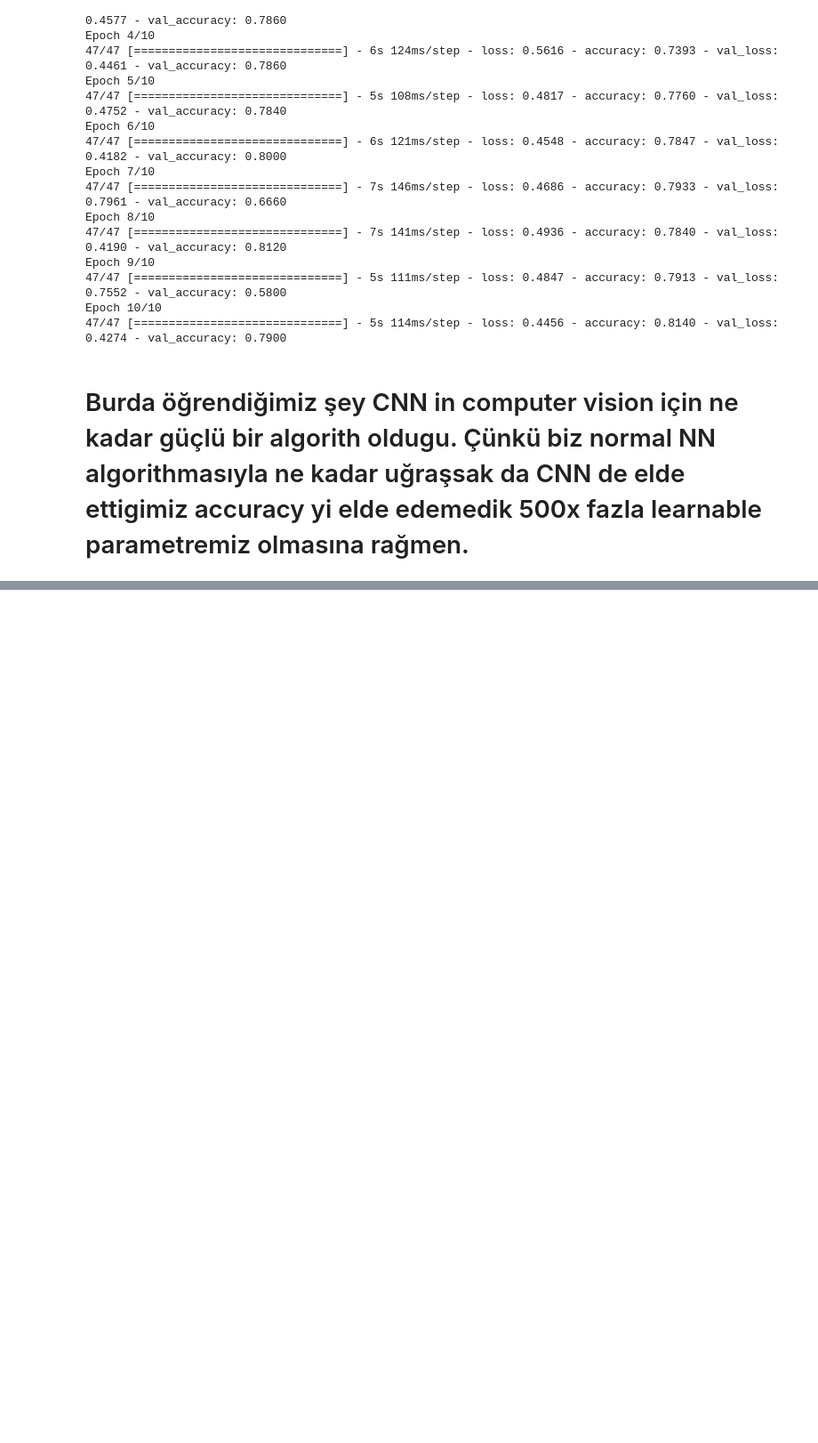
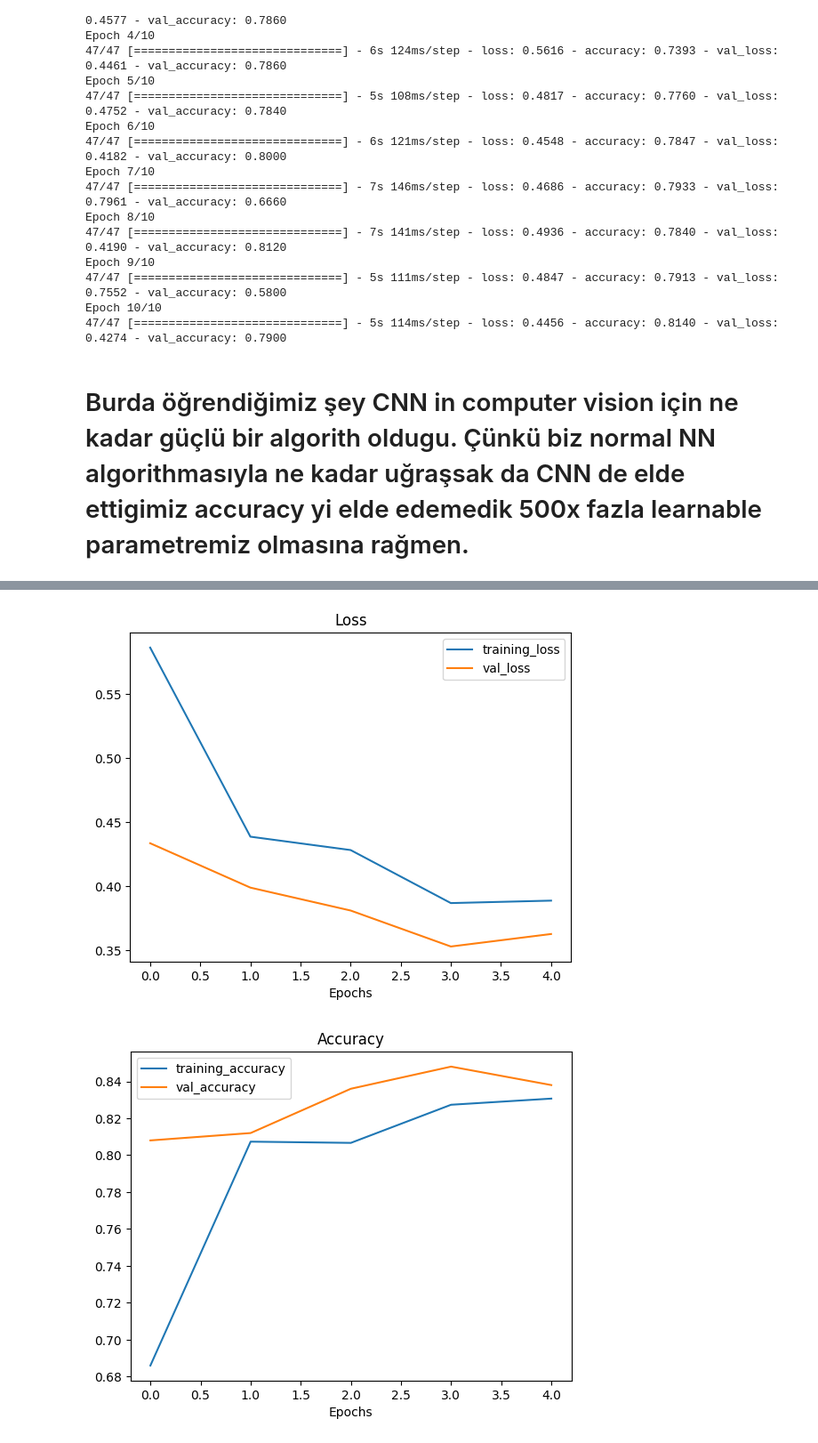
Before and after one commit to MelihKlc/Deep-Learning, a Jupyter notebook: CNN_&_Computer_Vision.ipynb, the cells around one changed output, grey strips where cells are left out. Shown at 89% size. Saved outputs shown, nothing was run; the diff lists cells and outputs as text; code cells hidden in the pictures; blank space fills up the shorter version.

```diff
--- a/CNN_&_Computer_Vision.ipynb
+++ b/CNN_&_Computer_Vision.ipynb
@@ -408,0 +614,36 @@ Epoch 10/10
+# %%
+# Create a new model
+tf.random.set_seed(42)
+
+model_7 = tf.keras.Sequential(
+    [
+     tf.keras.layers.Conv2D(filters = 10 ,
+                            kernel_size = 3 ,
+                            padding = "valid" ,
+                            activation = "relu" ,
+                            input_shape = (224,224,3)
+                            )   ,
+     tf.keras.layers.MaxPool2D(pool_size = 2 ,  #Pooling te aslında image ımızın size ını düşürüyoruz. 2 girdiğimizde 2x2 lik bir alan alıyoruz normal image da. bu 2x2 lik alanda değeri en yüksek olanı alıyoruz. Yani aslında en önemli pixeli alıyoruz bu şekilde image hakkında bilgi kaybı da çok az yaşamış oluyoruz ve size ımız küçüldüğü için pattern bulmak kolay oluyor.
+                               padding = "valid"
+                               ) ,
+     tf.keras.layers.Conv2D( 10 , 3 , activation = "relu") ,
+     tf.keras.layers.MaxPool2D() ,
+     tf.keras.layers.Conv2D( 10 , 3 , activation = "relu") ,
+     tf.keras.layers.MaxPool2D() ,
+     tf.keras.layers.Flatten() ,
+     tf.keras.layers.Dense( 1 , activation = "sigmoid")
+
+
+    ]
+
+)
+
+#Compile the model
+model_7.compile(loss = "binary_crossentropy" ,
+                optimizer = tf.keras.optimizers.Adam() ,
+                metrics = ["accuracy"]
+                )
+
+#Fit the model
+
+history_7 = model_7.fit( train_data1 , epochs = 5 , steps_per_epoch = len(train_data1) , validation_data = test_data1 , validation_steps = len(test_data1))
@@ -408,0 +681,5 @@ Epoch 10/10
+# %%
+plot_loss_curves(history_7)
+# %% [output]
+[figure, added]
+[figure, added]
```
Also changed, not shown: parts of 20 cells of this notebook.
